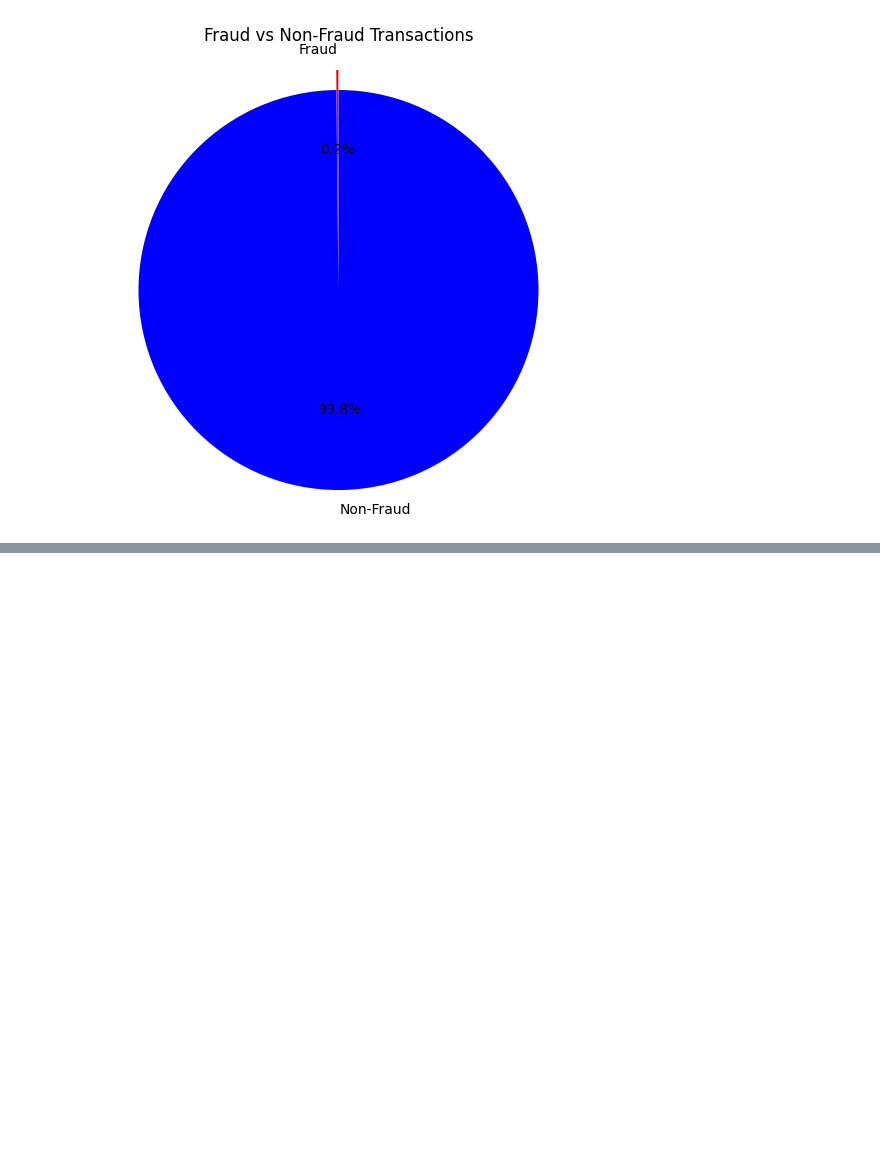
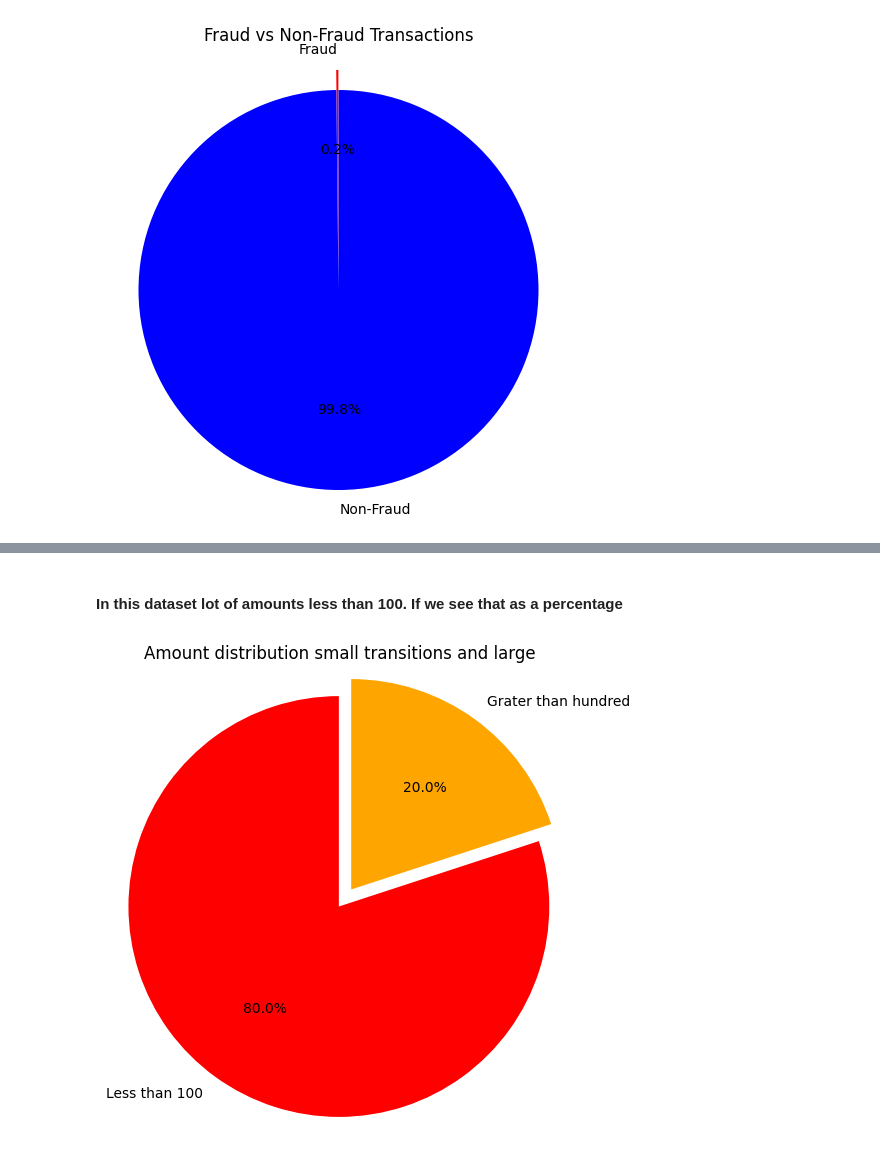
Before and after one commit to ShamindaKanchana/CreditCard_Fraud_Detection, a Jupyter notebook: creditCard_fraudDetection.ipynb, the cells around one changed output, grey strips where cells are left out. Cells and saved outputs as stored; diff of their text form; code cells hidden in the pictures; blank space fills up the shorter version.

```diff
--- a/creditCard_fraudDetection.ipynb
+++ b/creditCard_fraudDetection.ipynb
@@ -139,0 +235,18 @@ plt.show()
+# %%
+df_no_money_withdrawls=credit_card_Df[credit_card_Df['Amount']==0]
+# %% [markdown]
+#### In this dataset lot of amounts less than 100. If we see that as a percentage
+# %%
+labels = ['Less than 100', 'Grater than hundred']
+sizes = [len(df_small_amounts), len(credit_card_Df)-len(df_small_amounts)-len(df_no_money_withdrawls)]
+colors = ['red', 'orange']
+explode = (0.1, 0)
+
+
+plt.figure(figsize=(6, 6))
+plt.pie(sizes, labels=labels, colors=colors, explode=explode, autopct='%1.1f%%', startangle=90)
+plt.title('Amount distribution small transitions and large')
+plt.axis('equal')
+plt.show()
+# %% [output]
+[figure, added]
```
Also changed, not shown: parts of 14 cells of this notebook.
